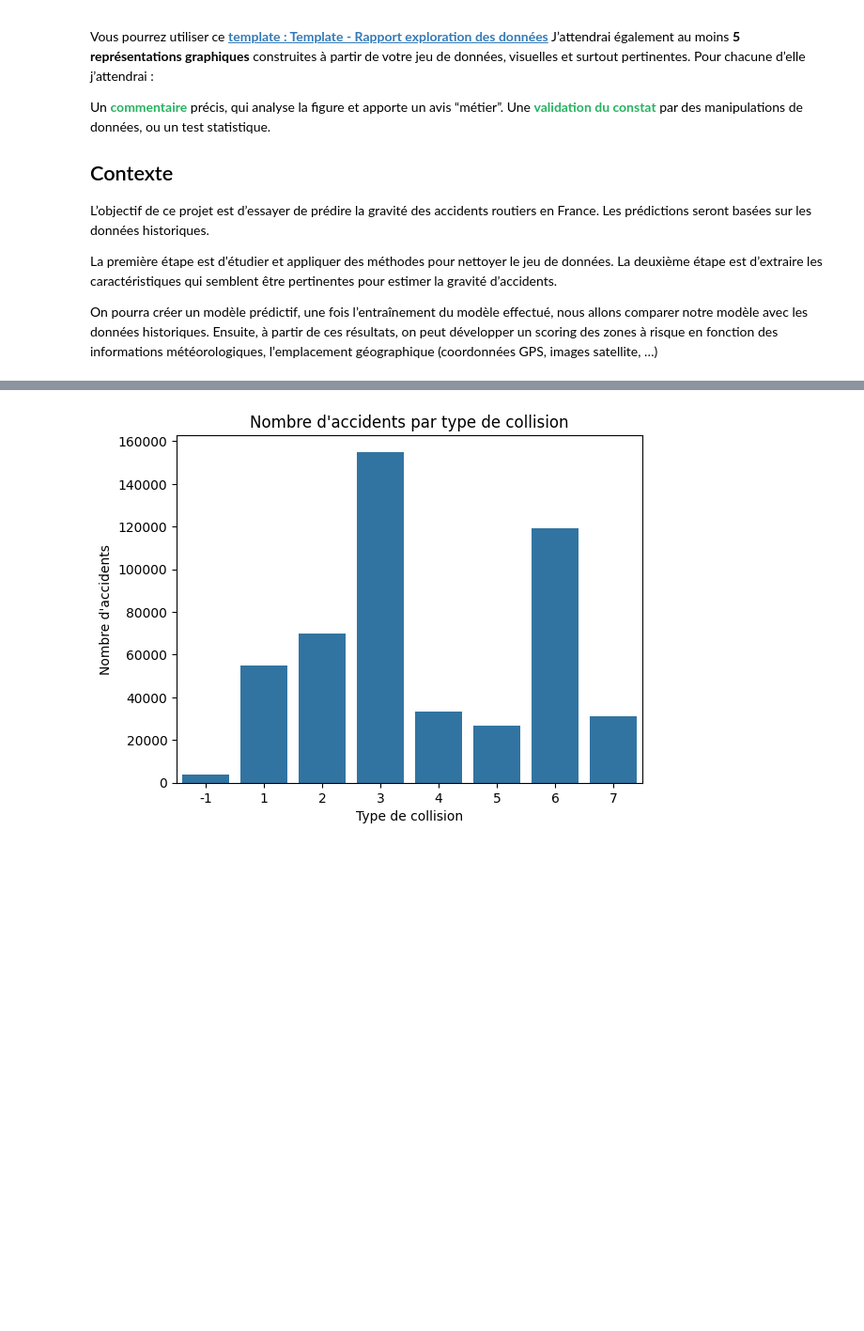
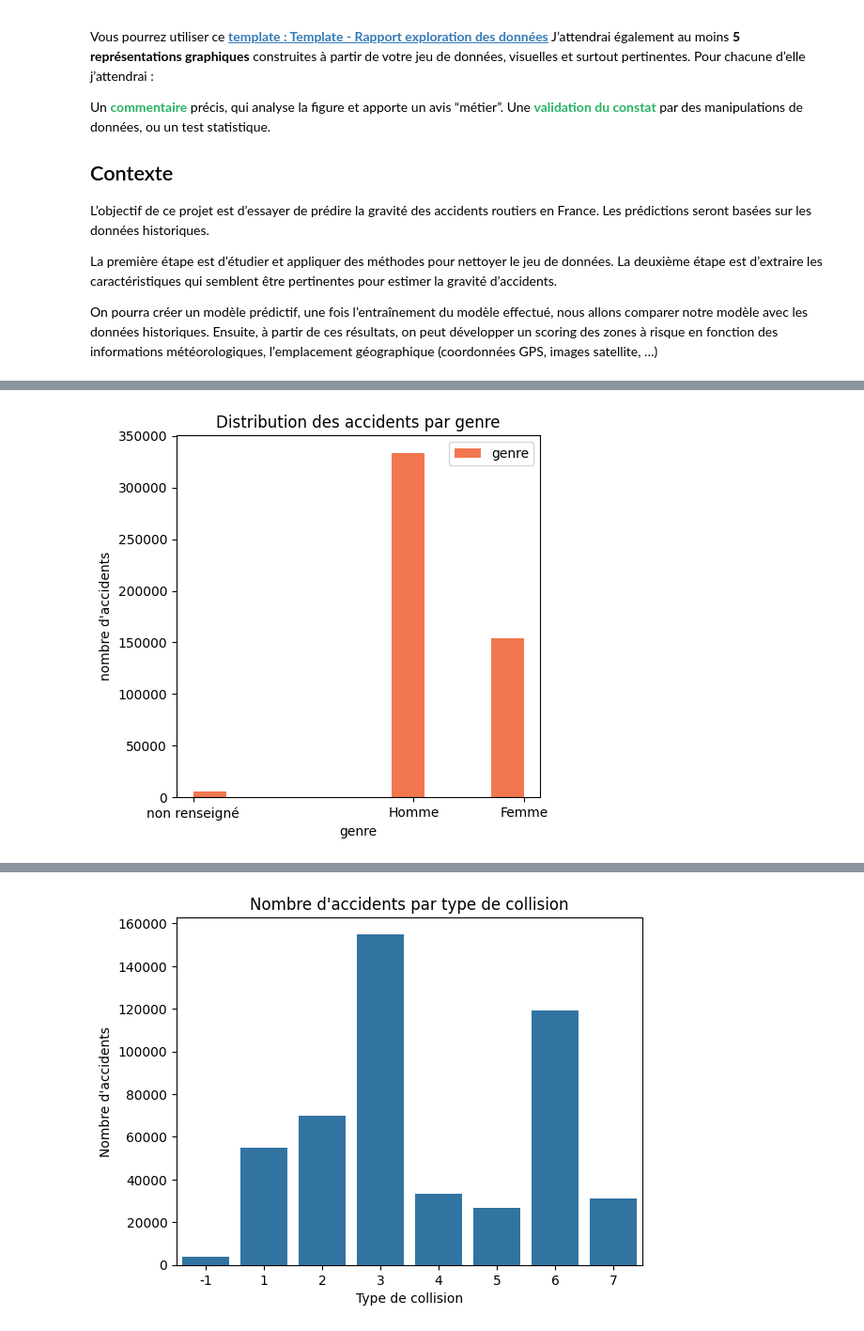
Before and after one commit to Nujadn/accident_route, a Jupyter notebook: analyse_exploratoire.ipynb, the cells around one changed output, grey strips where cells are left out. Shown at 94% size. Cells and saved outputs as stored; diff of their text form; code cells hidden in the pictures; blank space fills up the shorter version.

```diff
--- a/analyse_exploratoire.ipynb
+++ b/analyse_exploratoire.ipynb
@@ -191,0 +217,18 @@ df
+# %%
+# suppression + 90% mqt
+df_temp = df.columns[(df.isna().sum()/len(df)*100) < 90]
+df = df[df_temp]
+(df.isna().sum()/len(df)*100)
+
+# suppression lignes nan
+#df = df.dropna()
+(df.isna().sum()/len(df)*100)
+
+# suppression des variables doublons
+df = df.drop(["adr", "voie", "id_vehicule", "Num_Acc"], axis=1)
+df
+
+# suppression de variables non-pertinentes
+df = df.drop(["pr", # Numéro du PR de rattachement (numéro de la borne)
+              "pr1" # Distance du PR de rattachement en mètre
+              ], axis=1)
@@ -211,0 +247,13 @@ memory usage: 203.6+ MB
+# %%
+# Nombre d'accidents en fonction du genre
+
+plt.figure(figsize= (5, 5))
+plt.hist(df['sexe'],  color = ['#f27750'], label = ['genre'])
+
+plt.xlabel("genre")
+plt.ylabel("nombre d'accidents")
+plt.xticks([-1, 1, 2], ['non renseigné','Homme', 'Femme'])
+plt.title('Distribution des accidents par genre')
+plt.legend();
+# %% [output]
+[figure, added]
```
Also changed, not shown: parts of 72 cells of this notebook.
